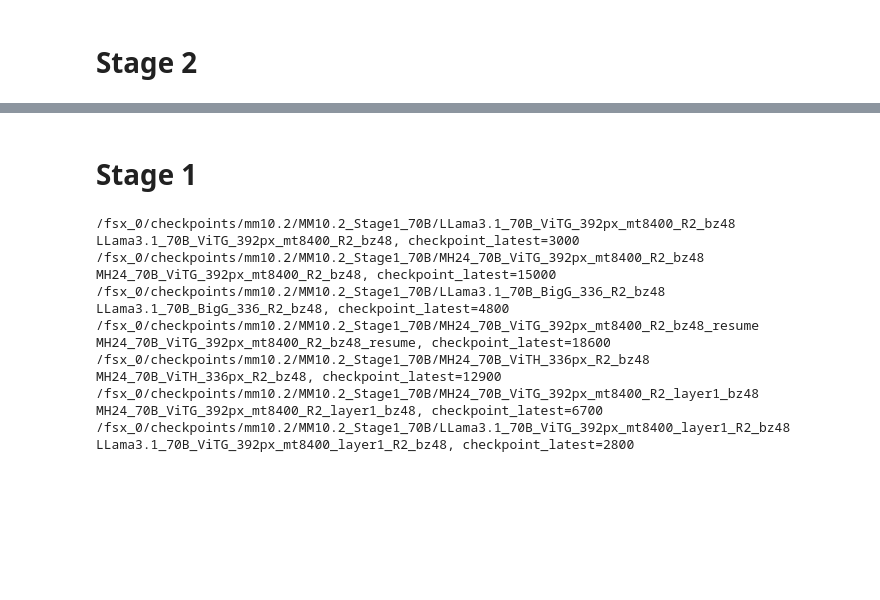
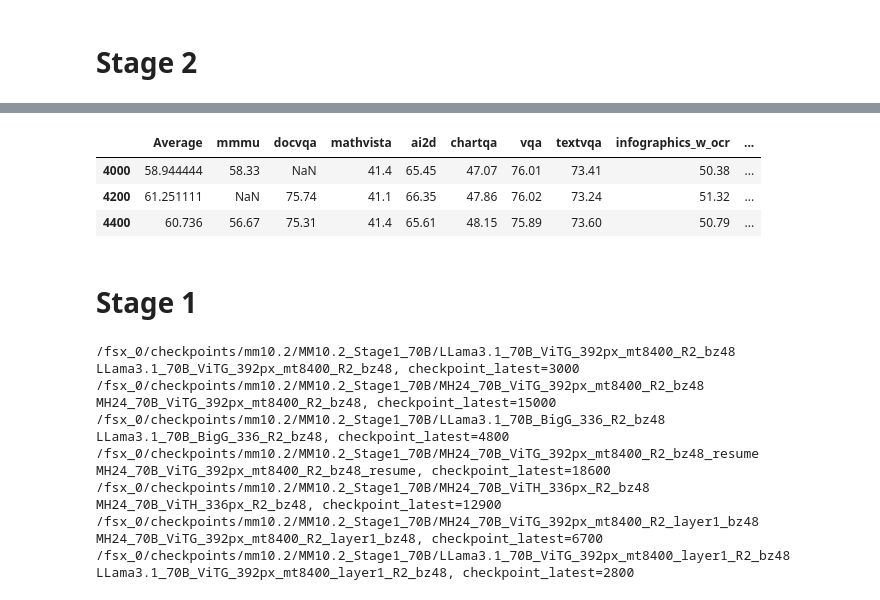
Before and after one commit to harrytranx/experiments, a Jupyter notebook: ablations/eval_mm10.2.ipynb, the cells around one changed output, grey strips where cells are left out. Cells and saved outputs as stored; diff of their text form; code cells hidden in the pictures; blank space fills up the shorter version.

```diff
--- a/ablations/eval_mm10.2.ipynb
+++ b/ablations/eval_mm10.2.ipynb
@@ -70,3 +112,18 @@ read_eval_results(
+# %%
+# R1
+read_eval_results(
+    # watch_path="/fsx_0/checkpoints/mm10.2/MM10.2_Stage2_70B/MH24_70B_ViTG_392px_stage2_R1_n128",
+    # watch_path="/fsx_0/checkpoints/mm10.2/MM10.2_Stage2_70B/MH24_70B_ViTH_336px_stage2_R1_n128",
+    watch_path="/fsx_0/checkpoints/mm10.2/MM10.2_Stage2_70B/MH24_70B_ViTH_336px_unfreeze_stage2_R1_n128",
+    base_eval_output_dir="evals_master",
+    read_format="report_mmai",
+    start_step=4000
+)
+# %% [output]
+|  | Average | mmmu | docvqa | mathvista | ai2d | chartqa | vqa | textvqa | infographics_w_ocr | ... |
+| 4000 | 58.944444 | 58.33 | NaN | 41.4 | 65.45 | 47.07 | 76.01 | 73.41 | 50.38 | ... |
+| 4200 | 61.251111 | NaN | 75.74 | 41.1 | 66.35 | 47.86 | 76.02 | 73.24 | 51.32 | ... |
+| 4400 | 60.736 | 56.67 | 75.31 | 41.4 | 65.61 | 48.15 | 75.89 | 73.60 | 50.79 | ... |
 # %% [markdown]
 # Stage 1
 # %%
```
Also changed, not shown: parts of 5 cells of this notebook, 9 other files.
